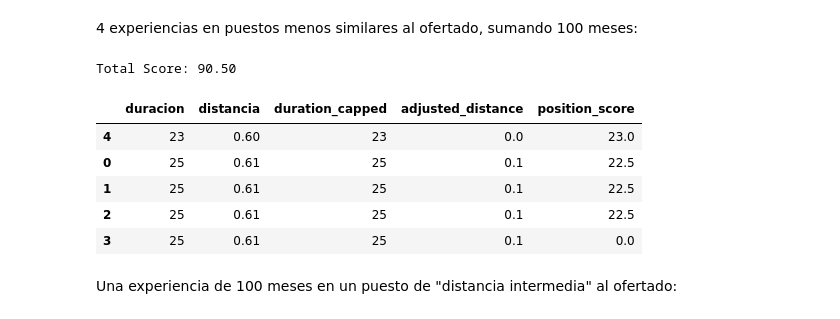
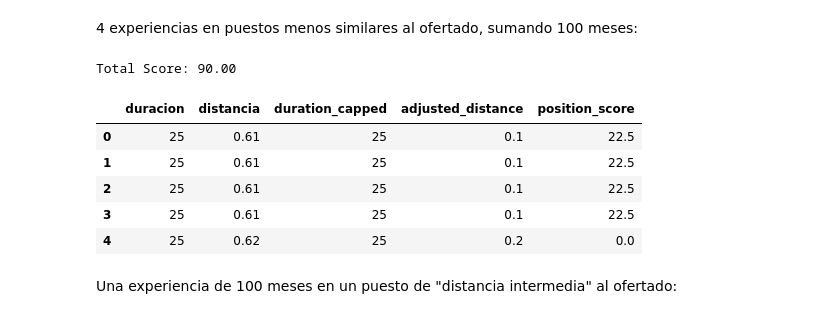
Before and after one commit to reddgr/procesador-de-curriculos-cv, a Jupyter notebook: notebooks/02-puntuacion-de-cv-con-embeddings.ipynb, the cells around one changed output. Saved outputs shown, nothing was run; the diff lists cells and outputs as text; code cells hidden in the pictures.

```diff
--- a/puntuacion-de-cv-con-embeddings.ipynb
+++ b/notebooks/02-puntuacion-de-cv-con-embeddings.ipynb
@@ -219,0 +175,34 @@ Total Score: 74.45
+# %%
+def calcula_puntuacion(df, req_experience, positions_cap=4, min_dist_threshold=0.6, max_dist_threshold=0.7):
+    """
+    Calcula la puntuación de un CV a partir de su tabla de distancias (con respecto a un puesto dado) y duraciones.
+
+    Params:
+    df (pandas.DataFrame): datos de un CV incluyendo diferentes experiencias incluyendo duracies y distancia previamente calculadas sobre los embeddings de un puesto de trabajo
+    req_experience (float): experiencia requerida en meses para el puesto de trabajo (valor de referencia para calcular una puntuación entre 0 y 100 en base a diferentes experiencias)
+    positions_cap (int, optional): Maximum number of positions to consider for scoring. Defaults to 4.
+    min_dist_threshold (float, optional): Distancia entre embeddings a partir de la cual el puesto del CV se considera "equivalente" al de la oferta.
+    max_dist_threshold (float, optional): Distancia entre embeddings a partir de la cual el puesto del CV no puntúa.
+
+    Returns:
+    pandas.DataFrame: DataFrame original añadiendo una columna con las puntuaciones individuales contribuidas por cada puesto.
+    float: Puntuación total entre 0 y 100.
+    """
+    # A efectos de puntuación, computamos para cada puesto como máximo el número total de meses de experiencia requeridos
+    df['duration_capped'] = df['duracion'].apply(lambda x: min(x, req_experience))
+    # Normalizamos la distancia entre 0 y 1, siendo 0 la distancia mínima y 1 la máxima
+    df['adjusted_distance'] = df['distancia'].apply(
+        lambda x: 0 if x <= min_dist_threshold else (
+            1 if x >= max_dist_threshold else (x - min_dist_threshold) / (max_dist_threshold - min_dist_threshold)
+        )
+    )
+    # Cada puesto puntúa en base a su duración y a la inversa de la distancia (a menor distancia, mayor puntuación)
+    df['position_score'] = ((1 - df['adjusted_distance']) * (df['duration_capped']/req_experience) * 100)
+    # Descartamos puestos con distancia superior al umbral definido (asignamos puntuación 0), y ordenamos por puntuación
+    df.loc[df['distancia'] >= max_dist_threshold, 'position_score'] = 0
+    df = df.sort_values(by='position_score', ascending=False)
+    # Nos quedamos con los positions_cap puestos con mayor puntuación
+    df.iloc[positions_cap:, df.columns.get_loc('position_score')] = 0
+    # Totalizamos (no debería superar 100 nunca, pero ponemos un límite para asegurar)
+    total_score = min(df['position_score'].sum(), 100)
+    return df, total_score
@@ -251,24 +259,24 @@ Total Score: 99.00
 # %%
 data = [
     {'duracion': 25, 'distancia': 0.61},
     {'duracion': 25, 'distancia': 0.61},
     {'duracion': 25, 'distancia': 0.61},
     {'duracion': 25, 'distancia': 0.61},
-    {'duracion': 23, 'distancia': 0.6} # Esta última posición no cuenta, al poner un límite de 4 y ser la de menor puntuación
+    {'duracion': 25, 'distancia': 0.62} # Esta última posición no cuenta, al poner un límite de 4 y ser la de menor puntuación
 ]
 
-df_very_high_score = pd.DataFrame(data)
-scored_df, total_score = calcula_puntuacion(df_very_high_score, *args)
+df_high_score = pd.DataFrame(data)
+scored_df, total_score = calcula_puntuacion(df_high_score, *args)
 print(f"Total Score: {total_score:.2f}")
 display(scored_df)
 # %% [output]
-Total Score: 90.50
+Total Score: 90.00
 |  | duracion | distancia | duration_capped | adjusted_distance | position_score |
-| 4 | 23 | 0.60 | 23 | 0.0 | 23.0 |
 | 0 | 25 | 0.61 | 25 | 0.1 | 22.5 |
 | 1 | 25 | 0.61 | 25 | 0.1 | 22.5 |
 | 2 | 25 | 0.61 | 25 | 0.1 | 22.5 |
-| 3 | 25 | 0.61 | 25 | 0.1 | 0.0 |
+| 3 | 25 | 0.61 | 25 | 0.1 | 22.5 |
+| 4 | 25 | 0.62 | 25 | 0.2 | 0.0 |
 # %% [markdown]
 Una experiencia de 100 meses en un puesto de "distancia intermedia" al ofertado:
 # %%
```
Also changed, not shown: parts of 15 cells of this notebook, 6 other files.
